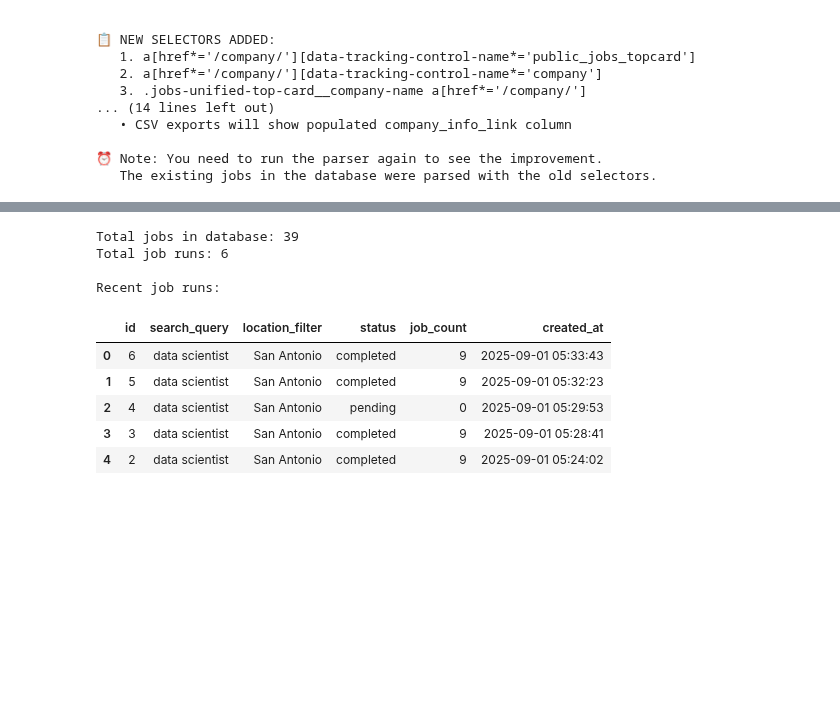
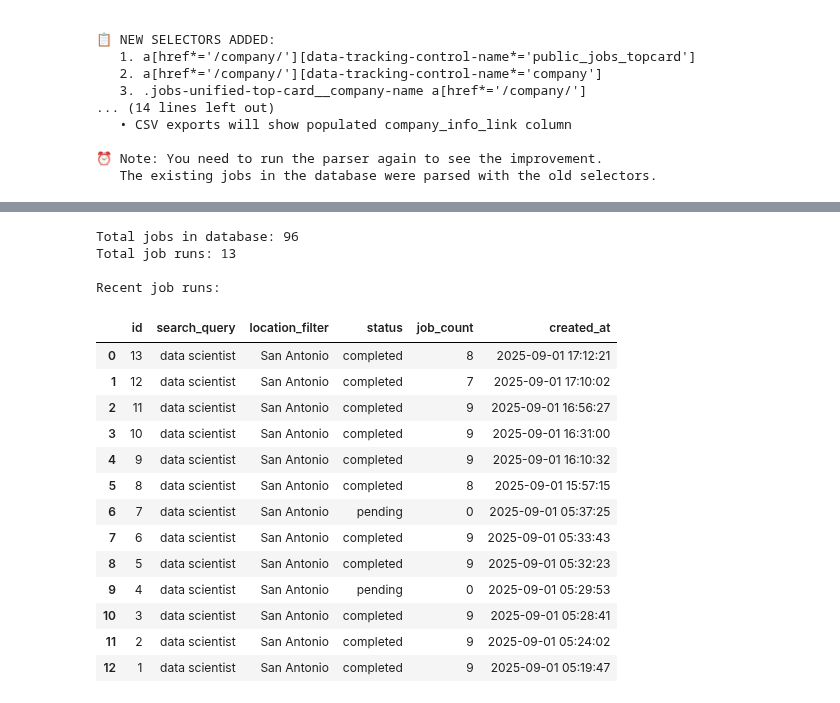
Before and after one commit to zarreh/genai_job_finder, a Jupyter notebook: notebooks/job_analysis.ipynb, the cells around one changed output, grey strips where cells are left out. Cells and saved outputs as stored; diff of their text form; code cells hidden in the pictures; blank space fills up the shorter version.

```diff
--- a/notebooks/job_analysis.ipynb
+++ b/notebooks/job_analysis.ipynb
@@ -343,41 +343,49 @@ print(f"   Continue running the parser to populate more company_info_link values
 # Check database contents - get basic stats
 with sqlite3.connect(db_path) as conn:
     # Count total jobs
     total_jobs = pd.read_sql_query("SELECT COUNT(*) as count FROM jobs", conn).iloc[0][
         "count"
     ]
     print(f"Total jobs in database: {total_jobs}")
 
     # Count job runs
     total_runs = pd.read_sql_query("SELECT COUNT(*) as count FROM job_runs", conn).iloc[
         0
     ]["count"]
     print(f"Total job runs: {total_runs}")
 
     # Show recent runs
     if total_runs > 0:
         recent_runs = pd.read_sql_query(
             """
             SELECT id, search_query, location_filter, status, job_count, created_at
             FROM job_runs
             ORDER BY created_at DESC
-            LIMIT 5
+            LIMIT 20
         """,
             conn,
         )
         print("\nRecent job runs:")
 recent_runs
 # %% [output]
-Total jobs in database: 39
-Total job runs: 6
+Total jobs in database: 96
+Total job runs: 13
 
 Recent job runs:
 |  | id | search_query | location_filter | status | job_count | created_at |
-| 0 | 6 | data scientist | San Antonio | completed | 9 | 2025-09-01 05:33:43 |
-| 1 | 5 | data scientist | San Antonio | completed | 9 | 2025-09-01 05:32:23 |
-| 2 | 4 | data scientist | San Antonio | pending | 0 | 2025-09-01 05:29:53 |
-| 3 | 3 | data scientist | San Antonio | completed | 9 | 2025-09-01 05:28:41 |
-| 4 | 2 | data scientist | San Antonio | completed | 9 | 2025-09-01 05:24:02 |
+| 0 | 13 | data scientist | San Antonio | completed | 8 | 2025-09-01 17:12:21 |
+| 1 | 12 | data scientist | San Antonio | completed | 7 | 2025-09-01 17:10:02 |
+| 2 | 11 | data scientist | San Antonio | completed | 9 | 2025-09-01 16:56:27 |
+| 3 | 10 | data scientist | San Antonio | completed | 9 | 2025-09-01 16:31:00 |
+| 4 | 9 | data scientist | San Antonio | completed | 9 | 2025-09-01 16:10:32 |
+| 5 | 8 | data scientist | San Antonio | completed | 8 | 2025-09-01 15:57:15 |
+| 6 | 7 | data scientist | San Antonio | pending | 0 | 2025-09-01 05:37:25 |
+| 7 | 6 | data scientist | San Antonio | completed | 9 | 2025-09-01 05:33:43 |
+| 8 | 5 | data scientist | San Antonio | completed | 9 | 2025-09-01 05:32:23 |
+| 9 | 4 | data scientist | San Antonio | pending | 0 | 2025-09-01 05:29:53 |
+| 10 | 3 | data scientist | San Antonio | completed | 9 | 2025-09-01 05:28:41 |
+| 11 | 2 | data scientist | San Antonio | completed | 9 | 2025-09-01 05:24:02 |
+| 12 | 1 | data scientist | San Antonio | completed | 9 | 2025-09-01 05:19:47 |
 # %%
 # Get top 20 most recent jobs with enhanced data structure including company information
 with sqlite3.connect(db_path) as conn:
```
Also changed, not shown: parts of 12 cells of this notebook, 2 other files.
